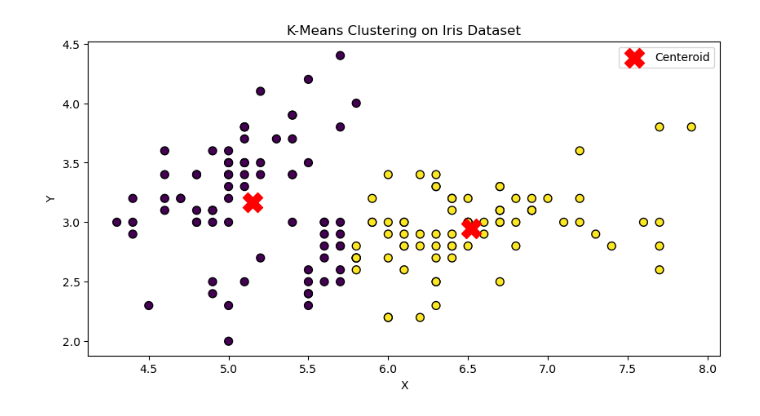
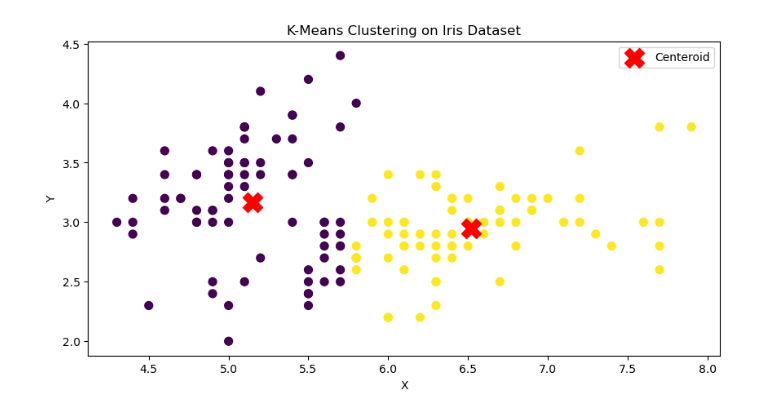
Before and after one commit to ty2arjit/AI-ML-lab, a Jupyter notebook: clustering.ipynb, the cells around one changed output. Drawn from its saved outputs; the diff is of its cells as text; code cells hidden in the pictures.

```diff
--- a/clustering.ipynb
+++ b/clustering.ipynb
@@ -10,12 +10,12 @@ kmeans=KMeans(n_clusters=2,random_state=42)
 y_kmeans=kmeans.fit_predict(X)
 # %%
 mlt.figure(figsize=(10,5))
-mlt.scatter(X[:,0],X[:,1],c=y_kmeans,cmap="viridis",edgecolors='k',s=50)
+mlt.scatter(X[:,0],X[:,1],c=y_kmeans,cmap="viridis",s=50)
 mlt.scatter(kmeans.cluster_centers_[:,0],kmeans.cluster_centers_[:,1],s=300,c='red',marker='X',label="Centeroid")
 mlt.xlabel('X')
 mlt.ylabel('Y')
 mlt.title('K-Means Clustering on Iris Dataset')
 mlt.legend()
 mlt.show()
 # %% [output]
-[figure, old version]
+[figure, new version]
```
Also changed, not shown: parts of 2 cells of this notebook.
